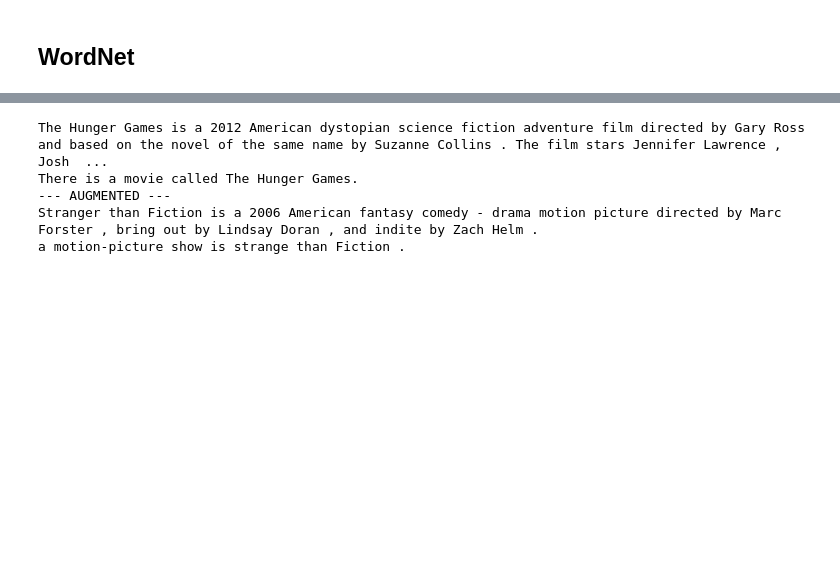
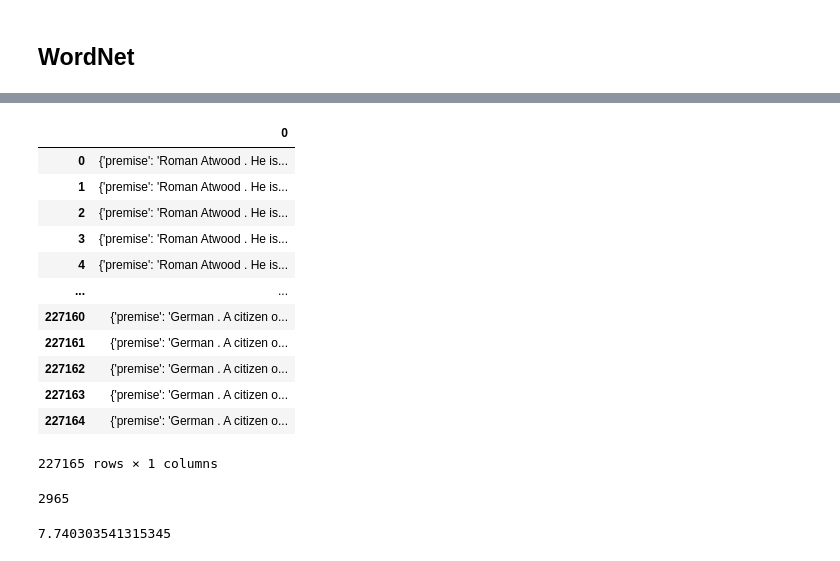
Before and after one commit to dario-loi/adversarial_generation, a Jupyter notebook: train.ipynb, the cells around one changed output, grey strips where cells are left out. Drawn from its saved outputs; the diff is of its cells as text; code cells hidden in the pictures; blank space fills up the shorter version.

Commit message:
Set-based augmentation

```diff
--- a/train.ipynb
+++ b/train.ipynb
@@ -414,8 +537,30 @@ Augmentation done, discarded 20997 samples
+# %%
+display(augmented_train_data)
+# %% [output]
+|  | 0 |
+| 0 | {'premise': 'Roman Atwood . He is... |
+| 1 | {'premise': 'Roman Atwood . He is... |
+| 2 | {'premise': 'Roman Atwood . He is... |
+| 3 | {'premise': 'Roman Atwood . He is... |
+| 4 | {'premise': 'Roman Atwood . He is... |
+| ... | ... |
+| 227160 | {'premise': 'German . A citizen o... |
+| 227161 | {'premise': 'German . A citizen o... |
+| 227162 | {'premise': 'German . A citizen o... |
+| 227163 | {'premise': 'German . A citizen o... |
+| 227164 | {'premise': 'German . A citizen o... |
+227165 rows × 1 columns
+# %%
+augmented_train_data["id"].nunique()
+# %% [output]
+2965
+# %%
+len(augmented_train_data)/augmented_train_data["id"].nunique()
+# %% [output]
+7.740303541315345
 # %%
-IDX = 2
+IDX = 1000
 
-print(train_data["premise"][IDX])
-print(train_data["hypothesis"][IDX])
 print("--- AUGMENTED ---")
 print(
 " ".join([token["text"] for token in augmented_train_data.iloc[IDX]["wsd"]["premise"]])
@@ -423,11 +568,5 @@ print(
 print(
 " ".join([token["text"] for token in augmented_train_data.iloc[IDX]["wsd"]["hypothesis"]])
 )
-# %% [output]
-The Hunger Games is a 2012 American dystopian science fiction adventure film directed by Gary Ross and based on the novel of the same name by Suzanne Collins . The film stars Jennifer Lawrence , Josh  ...
-There is a movie called The Hunger Games.
---- AUGMENTED ---
-Stranger than Fiction is a 2006 American fantasy comedy - drama motion picture directed by Marc Forster , bring out by Lindsay Doran , and indite by Zach Helm .
-a motion-picture show is strange than Fiction .
 # %%
 augmented_train_data.iloc[IDX]["wsd"]["premise"]
```
Also changed, not shown: parts of 9 cells of this notebook.
